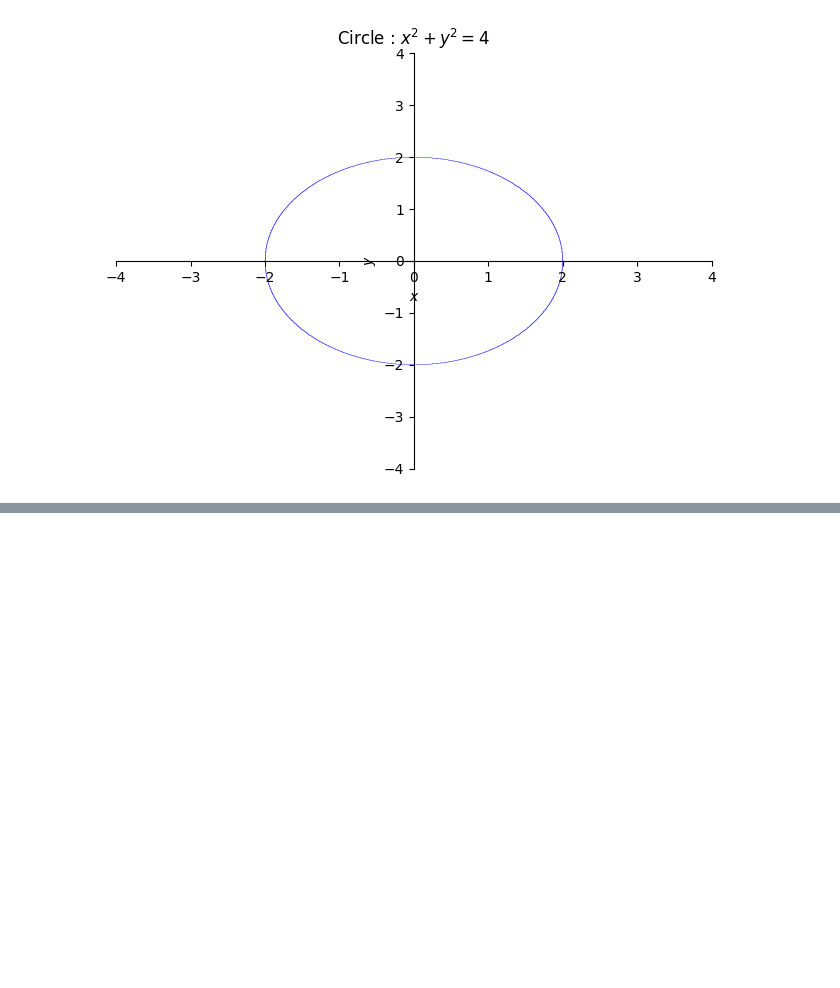
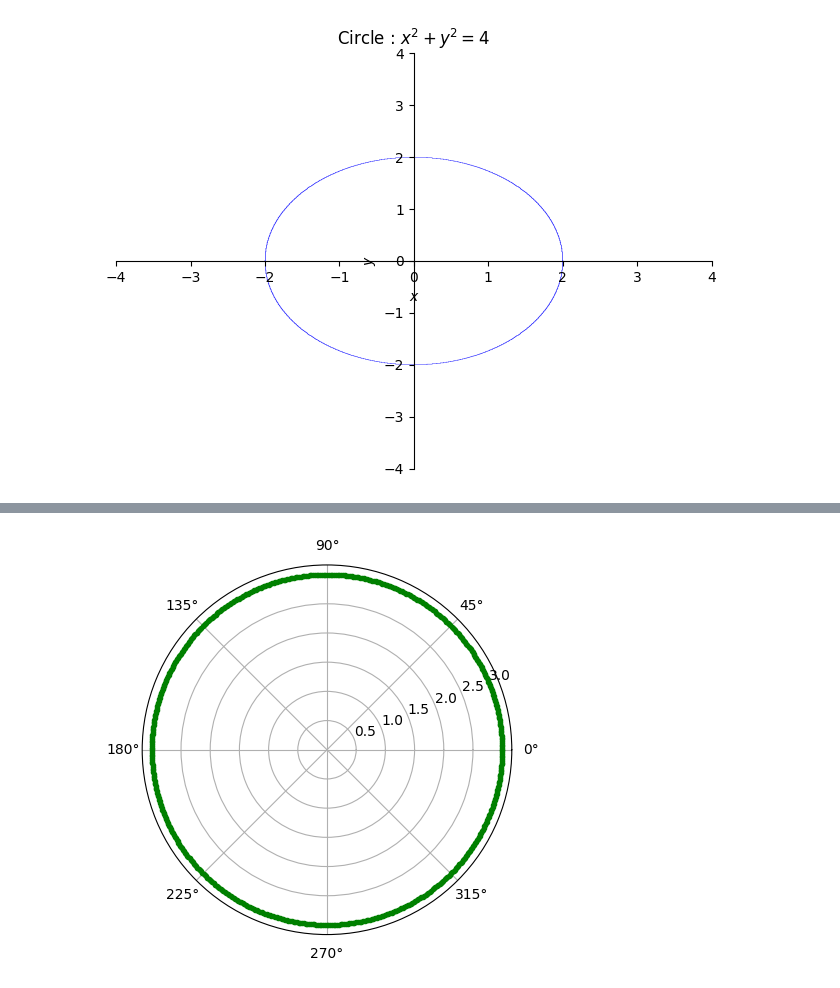
Before and after one commit to dis-craft/G-colab, a Jupyter notebook: srikar.ipynb, the cells around one changed output, grey strips where cells are left out. Drawn from its saved outputs; the diff is of its cells as text; code cells hidden in the pictures; blank space fills up the shorter version.

```diff
--- a/srikar.ipynb
+++ b/srikar.ipynb
@@ -292,0 +307,15 @@ title = 'Circle : $x^2+y^2=4$ ') # r= 2
+# %%
+import numpy as np # Imports the NumPy library for numerical operations, aliased as 'np'.
+import matplotlib.pyplot as plt # Imports the 'pyplot' module from Matplotlib for plotting, aliased as 'plt'.
+
+plt.axes(projection='polar') # Creates a polar axes object for plotting in polar coordinates.
+r = 3 # Sets the radius of the circle to 3.
+rads = np.arange(0, (2 * np.pi), 0.01) # Creates an array of angles from 0 to 2π with a step of 0.01.
+
+# plotting the circle
+for i in rads: # Iterates through each angle in 'rads'.
+  plt.polar(i, r, 'g.') # Plots a point in polar coordinates with angle 'i', radius 'r', and a green dot marker.
+
+plt.show() # Displays the complete plot with the circle.
+# %% [output]
+[figure, added]
```
Also changed, not shown: parts of 6 cells of this notebook.
